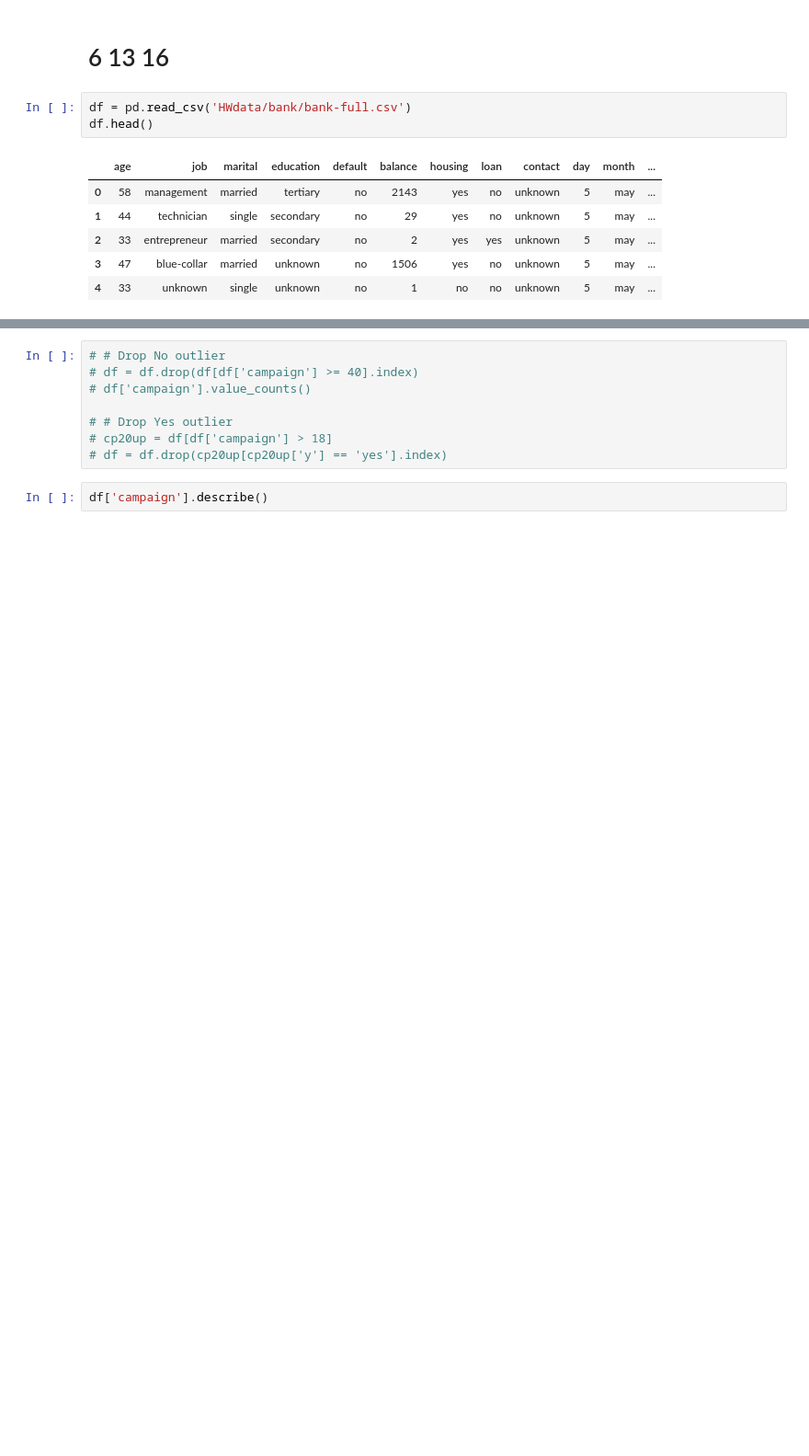
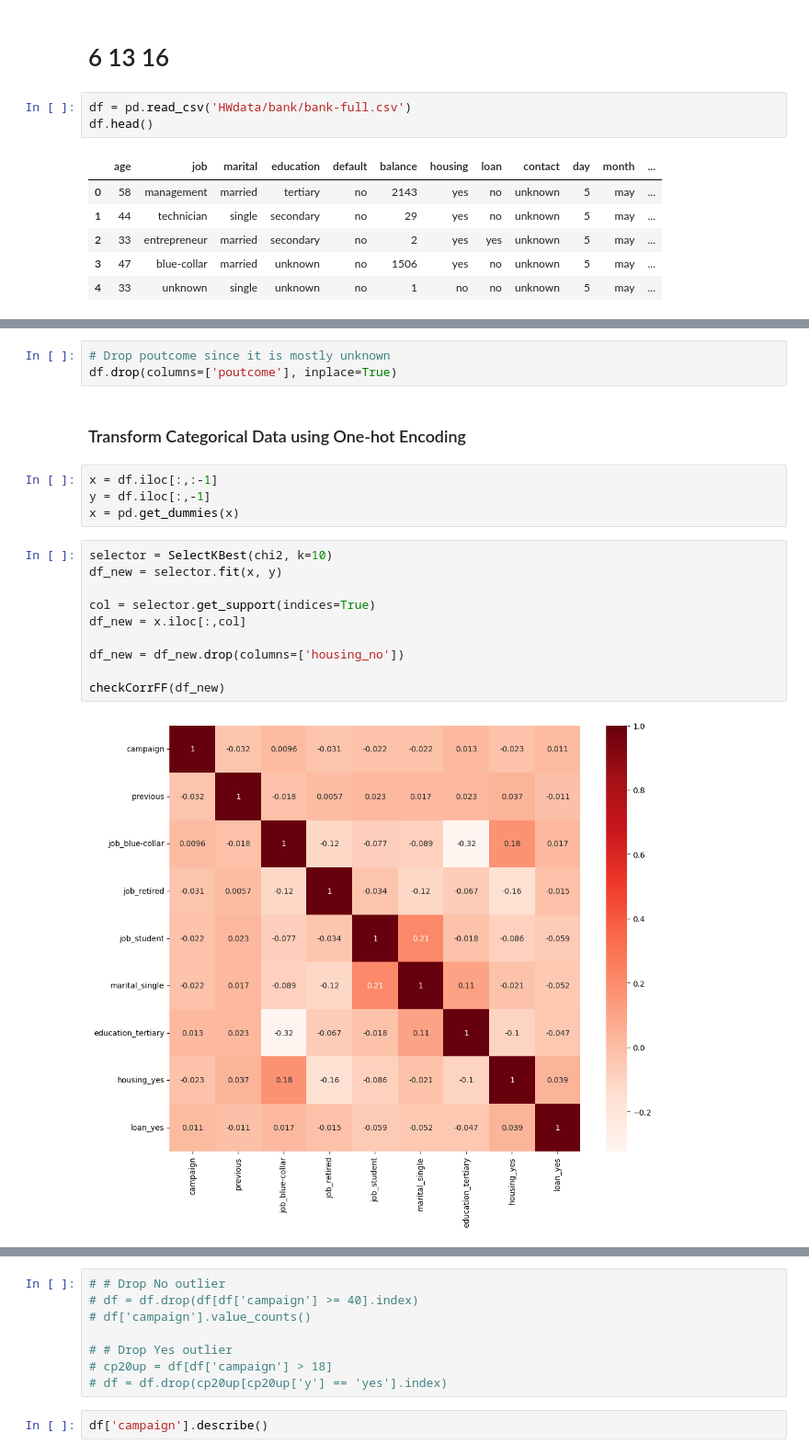
Before and after one commit to AthimetA/FRA503_HW_ML, a Jupyter notebook: HW1-ML.ipynb, the cells around one changed output, grey strips where cells are left out. Shown at 92% size. Cells and saved outputs as stored; diff of their text form; blank space fills up the shorter version.

```diff
--- a/HW1-ML.ipynb
+++ b/HW1-ML.ipynb
@@ -71,0 +105,21 @@ Name: y, dtype: int64
+# %%
+# Drop poutcome since it is mostly unknown
+df.drop(columns=['poutcome'], inplace=True)
+# %% [markdown]
+### Transform Categorical Data using One-hot Encoding
+# %%
+x = df.iloc[:,:-1]
+y = df.iloc[:,-1]
+x = pd.get_dummies(x)
+# %%
+selector = SelectKBest(chi2, k=10)
+df_new = selector.fit(x, y)
+
+col = selector.get_support(indices=True)
+df_new = x.iloc[:,col]
+
+df_new = df_new.drop(columns=['housing_no'])
+
+checkCorrFF(df_new)
+# %% [output]
+[figure, added]
```
Also changed, not shown: parts of 27 cells of this notebook.
